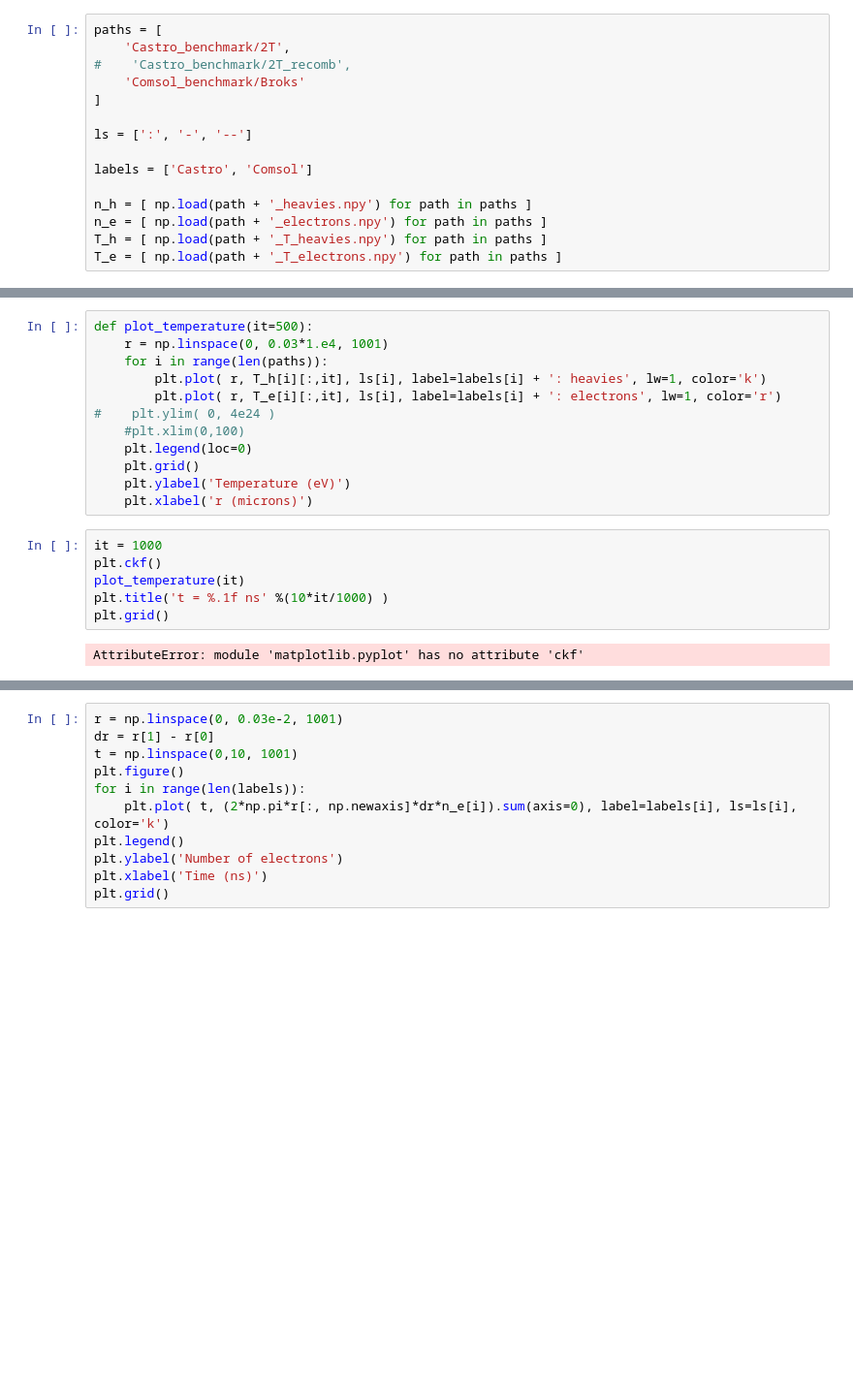
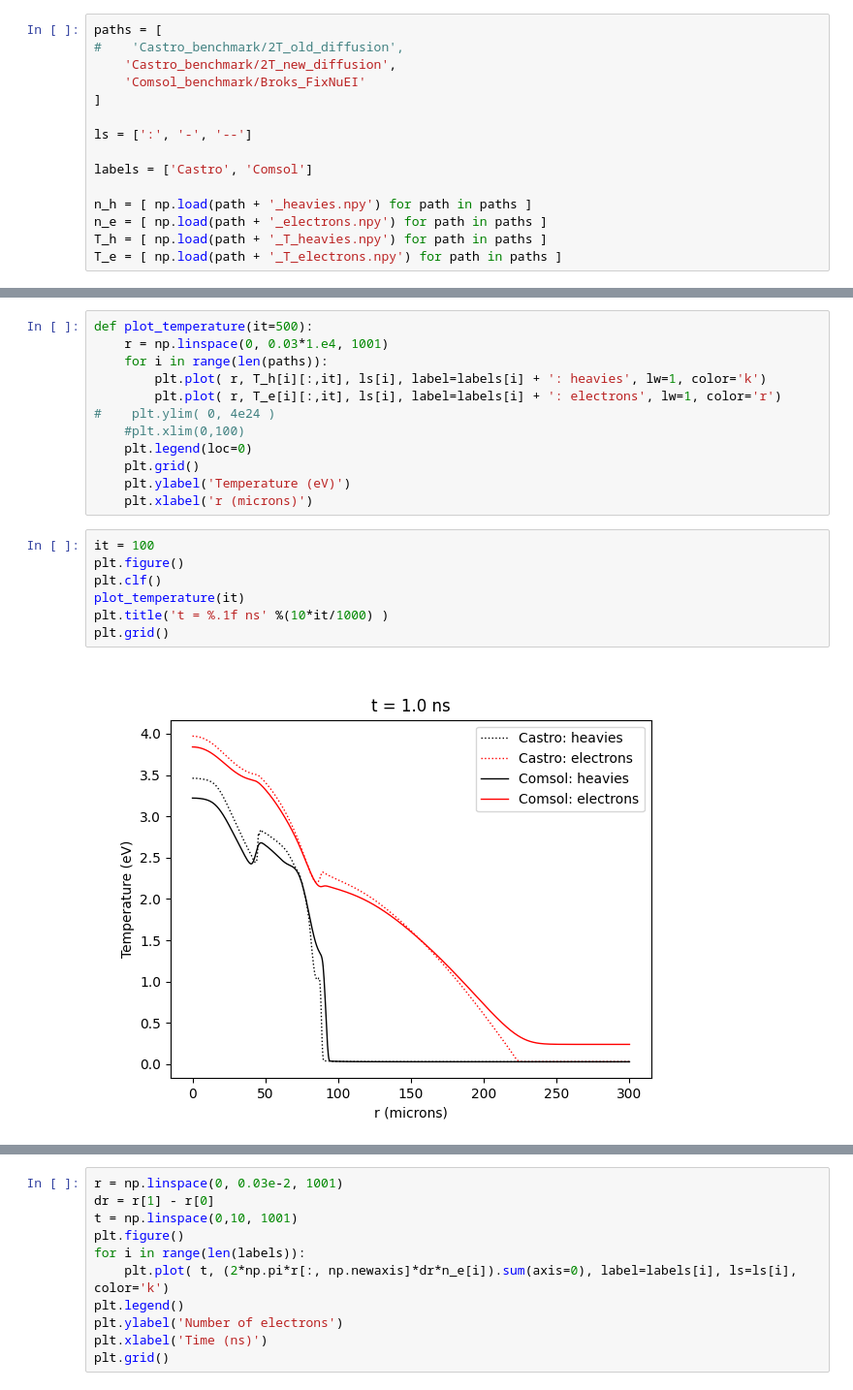
Before and after one commit to chequp-org/chequp, a Jupyter notebook: sim_folder/analysis/Analysis.ipynb, the cells around one changed output, grey strips where cells are left out. Shown at 97% size. Drawn from its saved outputs; the diff is of its cells as text; blank space fills up the shorter version.

```diff
--- a/sim_folder/analysis/Analysis.ipynb
+++ b/sim_folder/analysis/Analysis.ipynb
@@ -191,9 +191,9 @@ plt.xlabel(r't (ns)')
 plt.ylim(0,300)
 # %%
 paths = [
-    'Castro_benchmark/2T',
-#    'Castro_benchmark/2T_recomb',
-    'Comsol_benchmark/Broks'
+#    'Castro_benchmark/2T_old_diffusion',
+    'Castro_benchmark/2T_new_diffusion',
+    'Comsol_benchmark/Broks_FixNuEI'
 ]
 
 ls = [':', '-', '--']
@@ -229,13 +229,14 @@ def plot_temperature(it=500):
     plt.ylabel('Temperature (eV)')
     plt.xlabel('r (microns)')
 # %%
-it = 1000
-plt.ckf()
+it = 100
+plt.figure()
+plt.clf()
 plot_temperature(it)
 plt.title('t = %.1f ns' %(10*it/1000) )
 plt.grid()
 # %% [output]
-AttributeError: module 'matplotlib.pyplot' has no attribute 'ckf'
+[figure, added]
 # %%
 for it in tqdm.tqdm(range(0,1000,20)):
     plt.clf()
```
Also changed, not shown: parts of 1 cell of this notebook, 1 other file.
